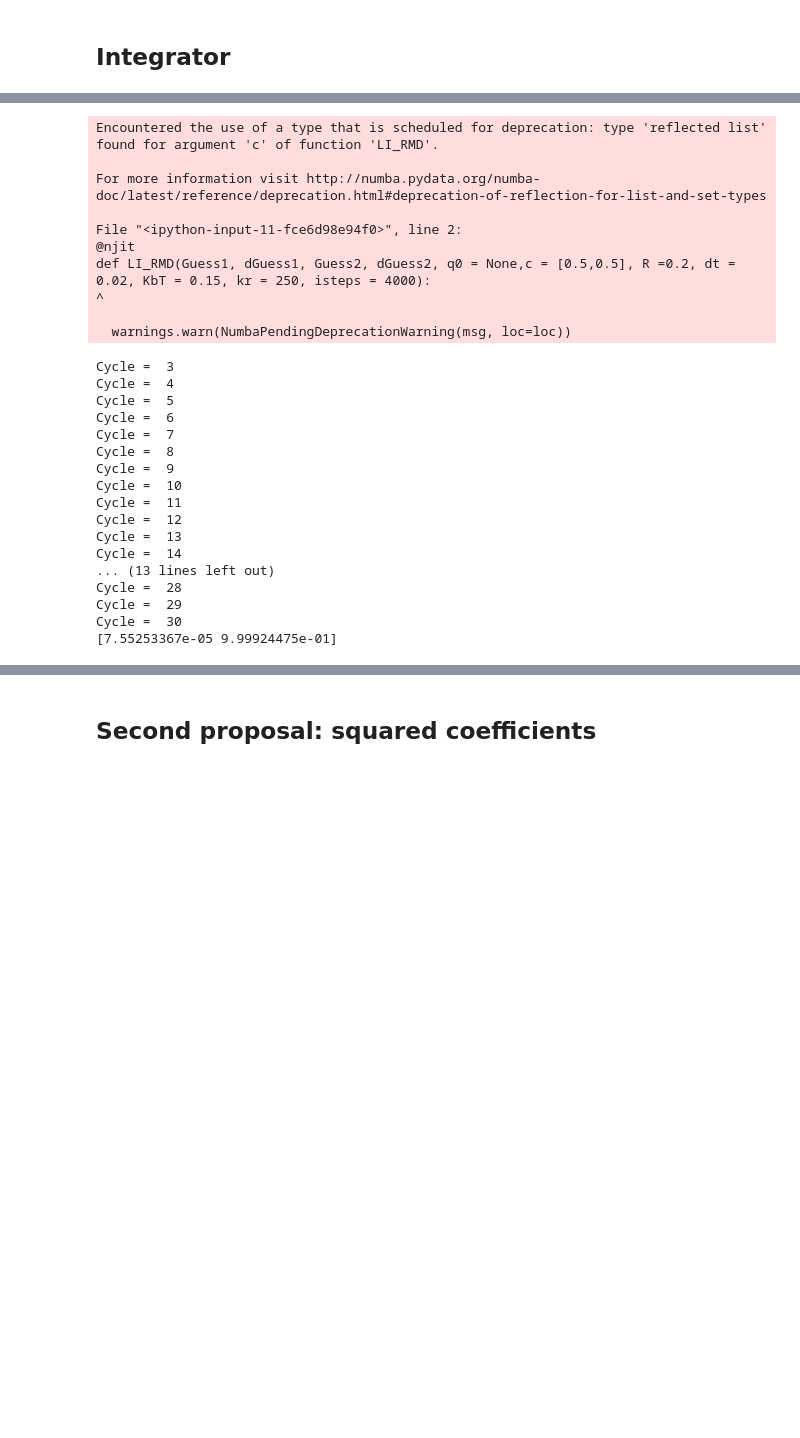
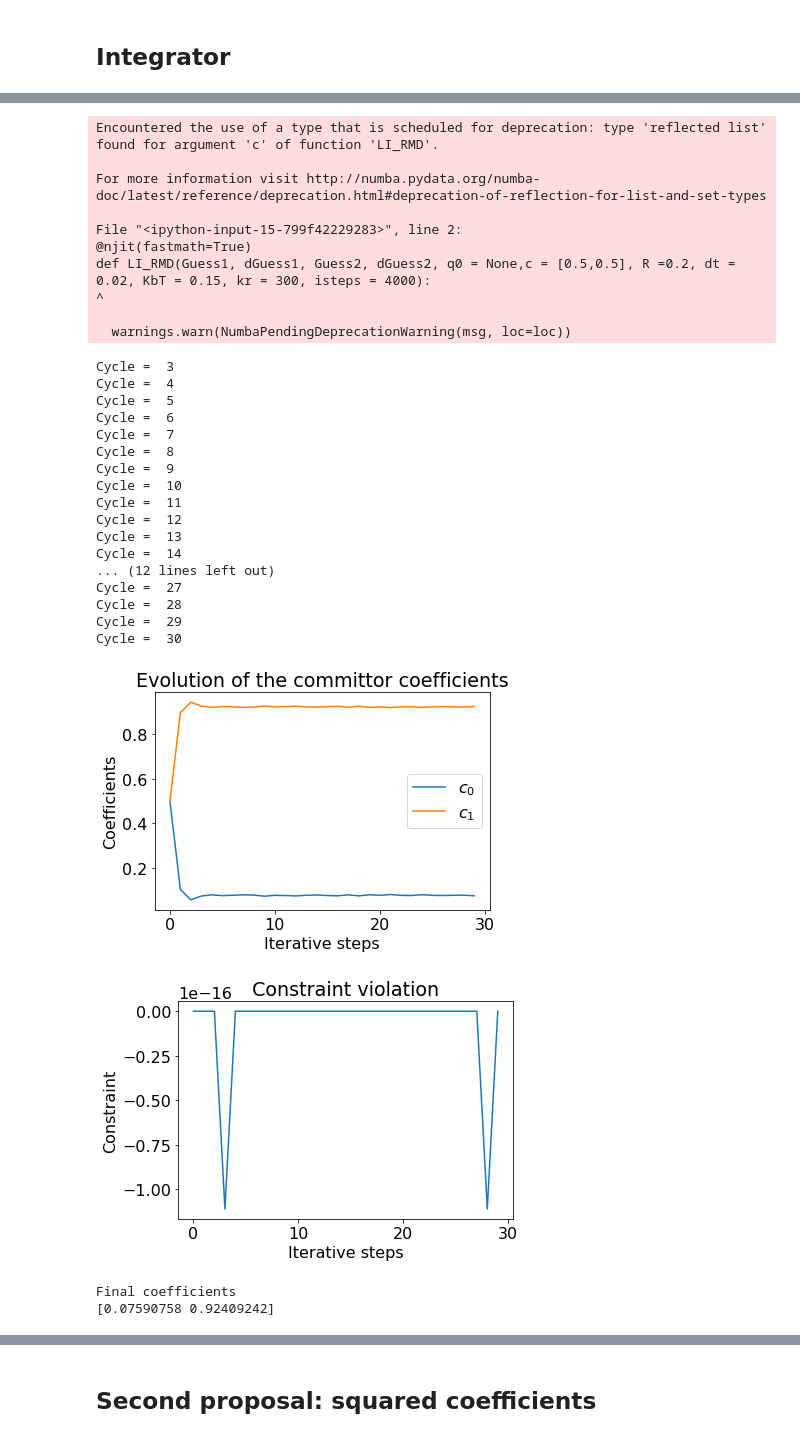
Before and after one commit to FrancescoSlongo/VariationalMD, a Jupyter notebook: 2D_VariationalMD.ipynb, the cells around one changed output, grey strips where cells are left out. Saved outputs shown, nothing was run; the diff lists cells and outputs as text; code cells hidden in the pictures; blank space fills up the shorter version.

```diff
--- a/2D_VariationalMD.ipynb
+++ b/2D_VariationalMD.ipynb
@@ -1158,5 +1288,5 @@ Iterative procedure
 # %%
-def Boltz_sample(Guess1, dGuess1, Guess2, dGuess2, c, R = 0.2, dt = 0.02, KbT = 0.15, kr = 300, isteps = 4000, jsteps = 1000):
+def Boltz_sample(Guess1, dGuess1, Guess2, dGuess2, c = [0.5, 0.5], R = 0.2, dt = 0.02, KbT = 0.15, kr = 300, isteps = 4000, jsteps = 1000):
     # Sampling of transition region
     tmp = 0
     for j in range(jsteps):
@@ -1182,15 +1312,10 @@ def Boltz_sample(Guess1, dGuess1, Guess2, dGuess2, c, R = 0.2, dt = 0.02, KbT =
     # Average M over all the values obtained with the sampling
     M /= Mall.shape[0]
 
-    # Compute the new coefficients c
-    #cout = np.zeros(2)
-    #cout[0]=M[1,1] - M[0,1]
-    #cout[1]=M[0,0] - M[1,0]
-    #cout /= np.sum(cout)
-
+    # Minimization part
     cout = minimize(I, c, M, method='trust-constr', jac=I_der, hess=I_hess,
                constraints=LinearConstraint([1.0, 1.0], 1.0, 1.0),
                options={'verbose': 0}, bounds=Bounds([0.0, 0.0], [1.0, 1.0]))
 
 
-    return cout.x
+    return np.array(cout.x)
@@ -1197,3 +1324,3 @@ def Boltz_sample(Guess1, dGuess1, Guess2, dGuess2, c, R = 0.2, dt = 0.02, KbT =
 # %%
-c = Boltz_sample(Guess1 = qLin, dGuess1 = dqLin, Guess2 = qCircleU, dGuess2 = dqCircleU, kr=100, c = [0.5, 0.5])
+c = Boltz_sample(Guess1 = qLin, dGuess1 = dqLin, Guess2 = qCircleU, dGuess2 = dqCircleU, c = [0.5, 0.5],kr=100)
 print(c)
@@ -1200,6 +1345,7 @@ print(c)
 # %%
-def Self_consistent(Guess1, dGuess1, Guess2, dGuess2, c = [0.5, 0.5], R = 0.2, dt = 0.02, KbT = 0.15, kr = 300, isteps = 4000, jsteps = 1000, ksteps = 100, alpha = 0.8):
+def Self_consistent(Guess1, dGuess1, Guess2, dGuess2, c = [0.5, 0.5], R = 0.2, dt = 0.02, KbT = 0.15, kr = 300, isteps = 4000, jsteps = 1000, ksteps = 30, alpha = 0.5):
     cout = np.empty((ksteps, 2), dtype=np.float64)
+    # Save the initial conditions
     cout[0,0] = c[0]
     cout[0,1] = c[1]
     print("Cycle = ", 1)
@@ -1215,6 +1363,16 @@ def Self_consistent(Guess1, dGuess1, Guess2, dGuess2, c = [0.5, 0.5], R = 0.2, d
+# %%
+# Parameters of the run
+KBT = 0.15
+KR = 150
+GUESS1 = qCircleU
+DGUESS1 = dqCircleU
+GUESS2 = qDist
+DGUESS2 = dqDist
 # %%
-c = Self_consistent(Guess1 = qCircleU, dGuess1 = dqCircleU, Guess2 = qDist, dGuess2 = dqDist, kr = 450, KbT = 0.15, c = [0.5, 0.5], ksteps=30,alpha = 0.5)
+# Self consistent procedure
+c = Self_consistent(Guess1 = GUESS1, dGuess1 = DGUESS1, Guess2 = GUESS2, dGuess2 = DGUESS2,c = [0.5, 0.5], kr = KR, KbT = KBT)
 
+# Plot of the evolution of the coefficients during the self consistent procedure
 plt.figure()
 plt.plot(c[:,0], label = r"$c_0$")
 plt.plot(c[:,1], label = r"$c_1$")
@@ -1224,44 +1382,50 @@ plt.ylabel("Coefficients")
 plt.legend()
 plt.show()
 
-
+# Plot of how much we violate the linear constraint
 plt.figure()
 plt.plot(c[:,0]+c[:,1] - 1.0)
 plt.title("Constraint violation")
 plt.xlabel("Iterative steps")
 plt.ylabel("Constraint")
 plt.show()
 
-
+# Plot the final results
+print("Final coefficients")
 print(c[-1,:])
-comm_plot(Guess1 = qCircleU, Guess2 = qDist, c = c[-1,:])
+# Print the corresponding committor
+comm_plot(Guess1 = GUESS1, Guess2 = GUESS2, c = c[-1,:])
 # %% [output]
 Cycle =  1
 Cycle =  2
 Encountered the use of a type that is scheduled for deprecation: type 'reflected list' found for argument 'c' of function 'LI_RMD'.
 
 For more information visit http://numba.pydata.org/numba-doc/latest/reference/deprecation.html#deprecation-of-reflection-for-list-and-set-types
 
-File "<ipython-input-11-fce6d98e94f0>", line 2:
-@njit
-def LI_RMD(Guess1, dGuess1, Guess2, dGuess2, q0 = None,c = [0.5,0.5], R =0.2, dt = 0.02, KbT = 0.15, kr = 250, isteps = 4000):
+File "<ipython-input-15-799f42229283>", line 2:
+@njit(fastmath=True)
+def LI_RMD(Guess1, dGuess1, Guess2, dGuess2, q0 = None,c = [0.5,0.5], R =0.2, dt = 0.02, KbT = 0.15, kr = 300, isteps = 4000):
 ^
 
   warnings.warn(NumbaPendingDeprecationWarning(msg, loc=loc))
 Cycle =  3
 Cycle =  4
 Cycle =  5
 Cycle =  6
 Cycle =  7
 Cycle =  8
 Cycle =  9
 Cycle =  10
 Cycle =  11
 Cycle =  12
 Cycle =  13
 Cycle =  14
-... (13 lines left out)
+... (12 lines left out)
+Cycle =  27
 Cycle =  28
 Cycle =  29
 Cycle =  30
-[7.55253367e-05 9.99924475e-01]
+[figure, added]
+[figure, added]
+Final coefficients
+[0.07590758 0.92409242]
```
Also changed, not shown: parts of 99 cells of this notebook, 1 other file.
